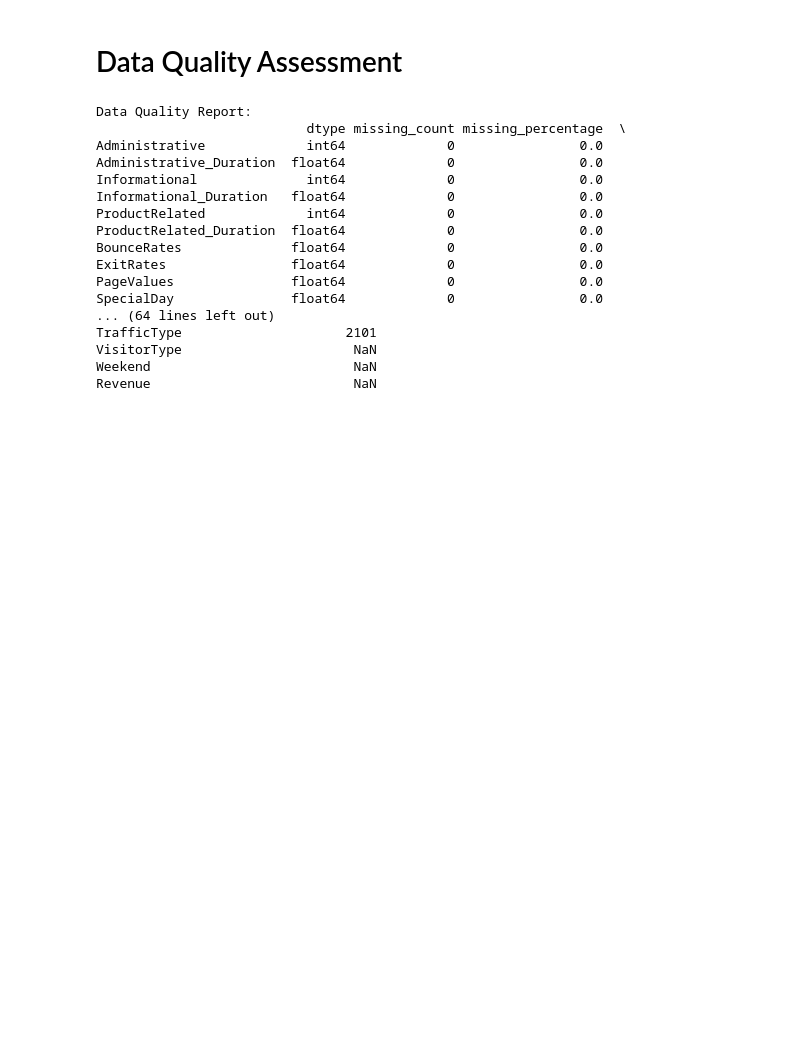
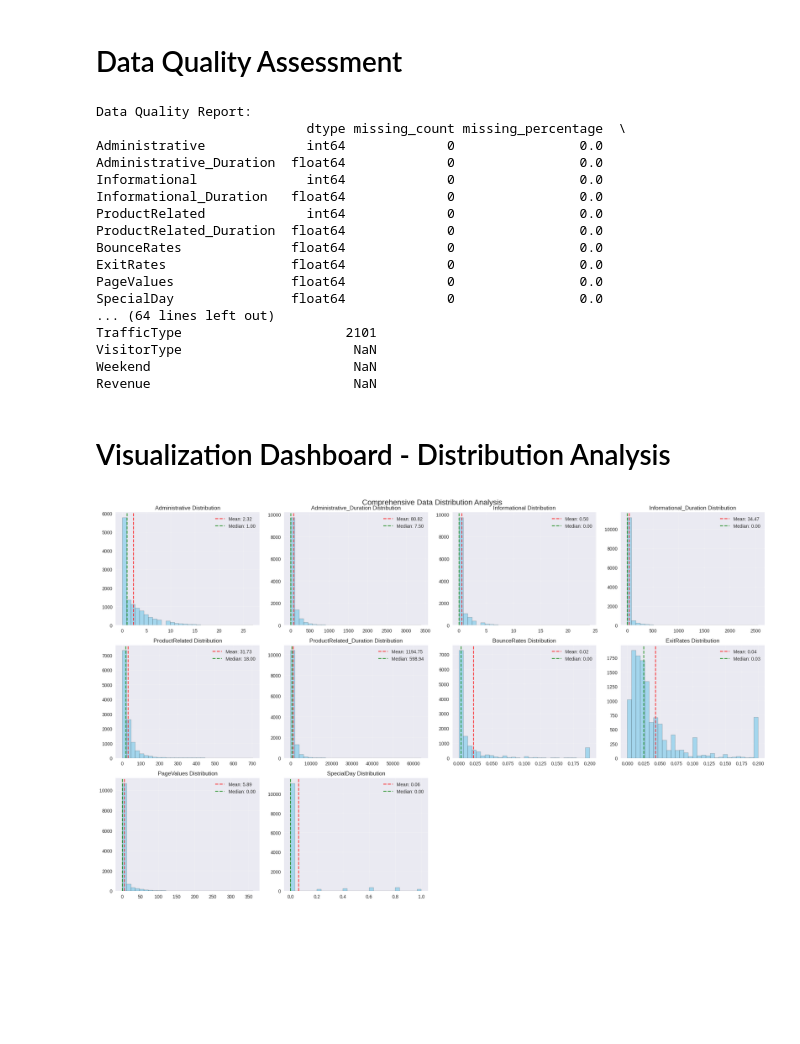
Before and after one commit to lucks-13/E-commerce-Customer-Purchase-Prediction, a Jupyter notebook: code.ipynb, the cells around one changed output. Saved outputs shown, nothing was run; the diff lists cells and outputs as text; code cells hidden in the pictures; blank space fills up the shorter version.

Commit message:
Distribution Analysis , Correlation Analysis , Statistical Significance Testing

```diff
--- a/code.ipynb
+++ b/code.ipynb
@@ -136,3 +136,30 @@ TrafficType                     2101
 VisitorType                      NaN
 Weekend                          NaN
 Revenue                          NaN
+# %% [markdown]
+# Visualization Dashboard - Distribution Analysis
+# %%
+fig, axes = plt.subplots(4, 4, figsize=(20, 16))
+fig.suptitle('Comprehensive Data Distribution Analysis', fontsize=16, y=0.98)
+
+numerical_features = ['Administrative', 'Administrative_Duration', 'Informational', 'Informational_Duration',
+                     'ProductRelated', 'ProductRelated_Duration', 'BounceRates', 'ExitRates',
+                     'PageValues', 'SpecialDay']
+
+for i, feature in enumerate(numerical_features):
+    row, col = i // 4, i % 4
+    axes[row, col].hist(df[feature], bins=30, alpha=0.7, color='skyblue', edgecolor='black')
+    axes[row, col].axvline(df[feature].mean(), color='red', linestyle='--', alpha=0.8, label=f'Mean: {df[feature].mean():.2f}')
+    axes[row, col].axvline(df[feature].median(), color='green', linestyle='--', alpha=0.8, label=f'Median: {df[feature].median():.2f}')
+    axes[row, col].set_title(f'{feature} Distribution')
+    axes[row, col].legend()
+    axes[row, col].grid(True, alpha=0.3)
+
+for i in range(len(numerical_features), 16):
+    row, col = i // 4, i % 4
+    axes[row, col].axis('off')
+
+plt.tight_layout()
+plt.show()
+# %% [output]
+[figure, added]
```
Also changed, not shown: parts of 4 cells of this notebook.
